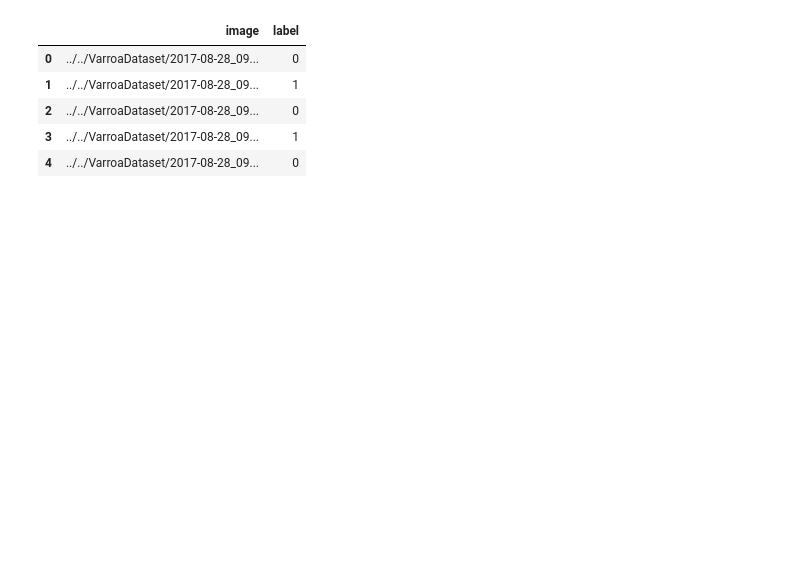
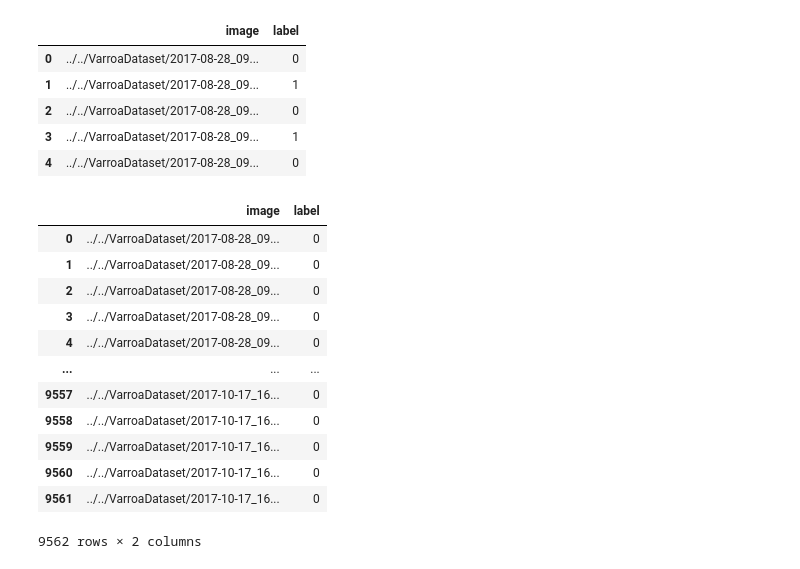
Before and after one commit to bianca-01/VarroaDetection, a Jupyter notebook: cross_validation/main.ipynb, the cells around one changed output. Saved outputs shown, nothing was run; the diff lists cells and outputs as text; code cells hidden in the pictures; blank space fills up the shorter version.

```diff
--- a/cross_validation/main.ipynb
+++ b/cross_validation/main.ipynb
@@ -18,3 +18,21 @@ metadata.head()
 | 2 | ../../VarroaDataset/2017-08-28_09... | 0 |
 | 3 | ../../VarroaDataset/2017-08-28_09... | 1 |
 | 4 | ../../VarroaDataset/2017-08-28_09... | 0 |
+# %%
+imgs_saudavel = metadata[metadata['label'] == 0]
+imgs_saudavel.index = [i for i in range(len(imgs_saudavel))]
+imgs_saudavel
+# %% [output]
+|  | image | label |
+| 0 | ../../VarroaDataset/2017-08-28_09... | 0 |
+| 1 | ../../VarroaDataset/2017-08-28_09... | 0 |
+| 2 | ../../VarroaDataset/2017-08-28_09... | 0 |
+| 3 | ../../VarroaDataset/2017-08-28_09... | 0 |
+| 4 | ../../VarroaDataset/2017-08-28_09... | 0 |
+| ... | ... | ... |
+| 9557 | ../../VarroaDataset/2017-10-17_16... | 0 |
+| 9558 | ../../VarroaDataset/2017-10-17_16... | 0 |
+| 9559 | ../../VarroaDataset/2017-10-17_16... | 0 |
+| 9560 | ../../VarroaDataset/2017-10-17_16... | 0 |
+| 9561 | ../../VarroaDataset/2017-10-17_16... | 0 |
+9562 rows × 2 columns
```
Also changed, not shown: parts of 11 cells of this notebook.
